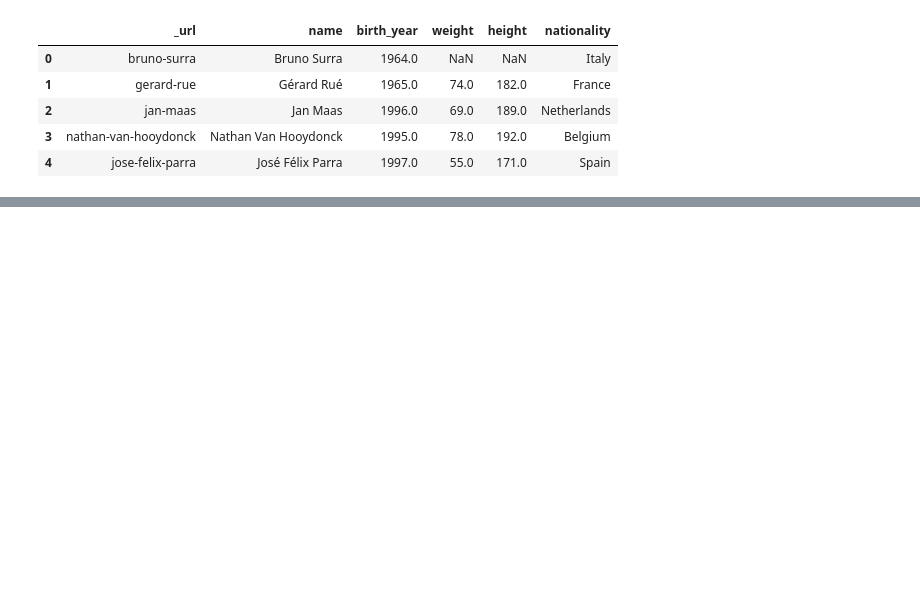
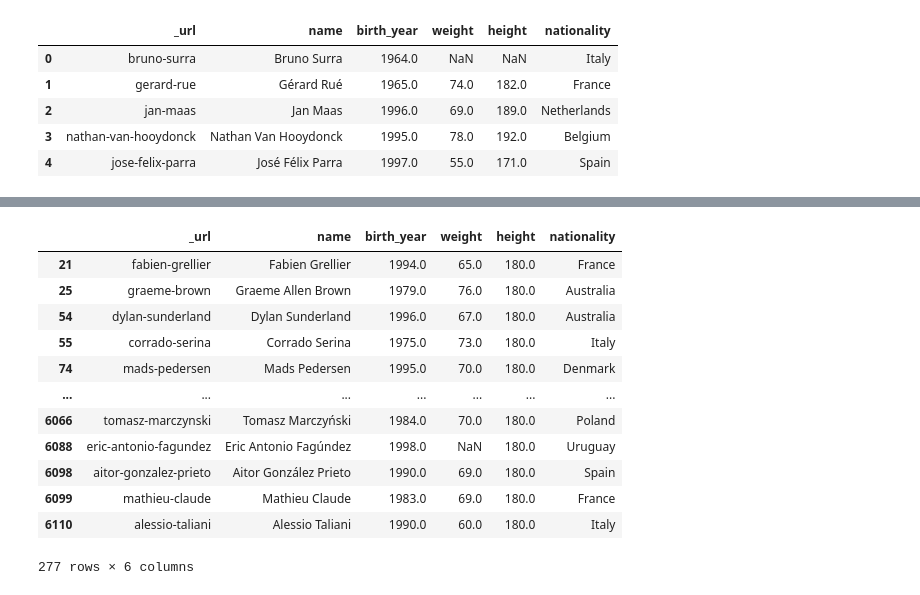
Before and after one commit to fefex302/Data-Mining, a Jupyter notebook: DataUnderstanding.ipynb, the cells around one changed output, grey strips where cells are left out. Saved outputs shown, nothing was run; the diff lists cells and outputs as text; code cells hidden in the pictures; blank space fills up the shorter version.

```diff
--- a/DataUnderstanding.ipynb
+++ b/DataUnderstanding.ipynb
@@ -13,0 +140,16 @@ dataset_cyclists.head()
+# %%
+dataset_cyclists[dataset_cyclists["height"] == 180]
+# %% [output]
+|  | _url | name | birth_year | weight | height | nationality |
+| 21 | fabien-grellier | Fabien Grellier | 1994.0 | 65.0 | 180.0 | France |
+| 25 | graeme-brown | Graeme Allen Brown | 1979.0 | 76.0 | 180.0 | Australia |
+| 54 | dylan-sunderland | Dylan Sunderland | 1996.0 | 67.0 | 180.0 | Australia |
+| 55 | corrado-serina | Corrado Serina | 1975.0 | 73.0 | 180.0 | Italy |
+| 74 | mads-pedersen | Mads Pedersen | 1995.0 | 70.0 | 180.0 | Denmark |
+| ... | ... | ... | ... | ... | ... | ... |
+| 6066 | tomasz-marczynski | Tomasz Marczyński | 1984.0 | 70.0 | 180.0 | Poland |
+| 6088 | eric-antonio-fagundez | Eric Antonio Fagúndez | 1998.0 | NaN | 180.0 | Uruguay |
+| 6098 | aitor-gonzalez-prieto | Aitor González Prieto | 1990.0 | 69.0 | 180.0 | Spain |
+| 6099 | mathieu-claude | Mathieu Claude | 1983.0 | 69.0 | 180.0 | France |
+| 6110 | alessio-taliani | Alessio Taliani | 1990.0 | 60.0 | 180.0 | Italy |
+277 rows × 6 columns
```
Also changed, not shown: parts of 20 cells of this notebook, 3 other files.
